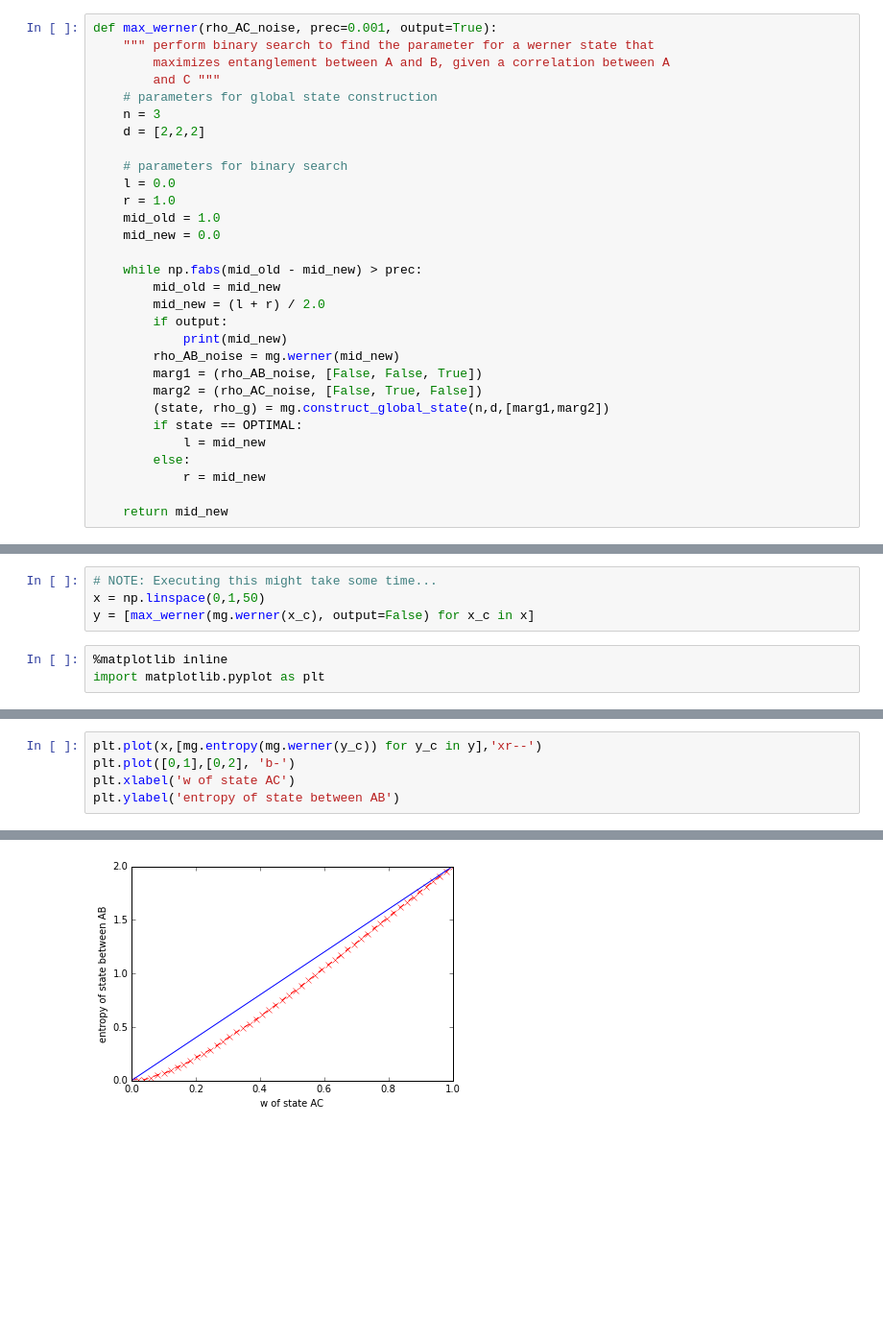
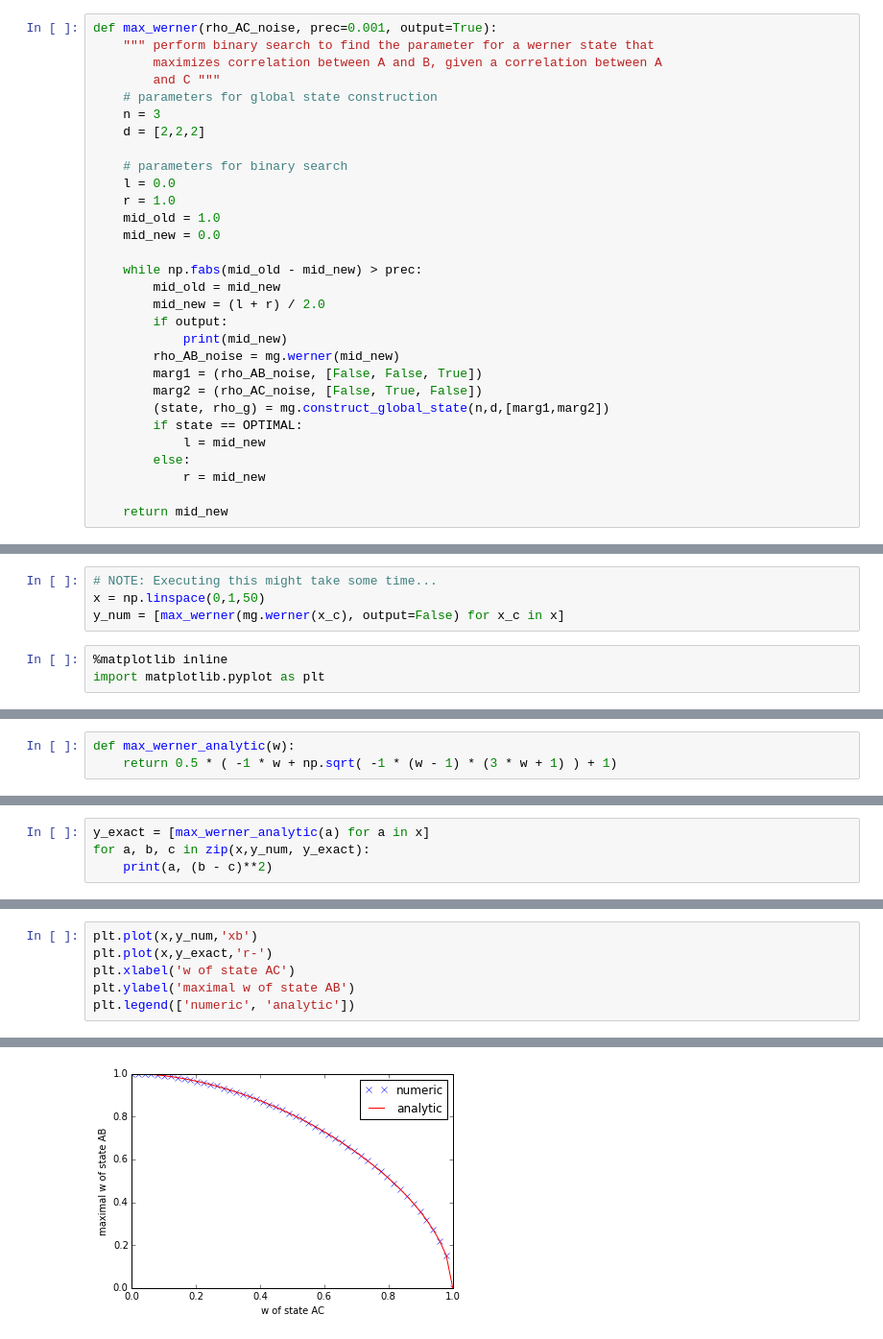
Before and after one commit to CoolRunning/monogamy, a Jupyter notebook: mono.ipynb, the cells around one changed output, grey strips where cells are left out. Shown: that part at 96% size. Drawn from its saved outputs; the diff is of its cells as text; blank space fills up the shorter version.

```diff
--- a/mono.ipynb
+++ b/mono.ipynb
@@ -166,7 +166,7 @@ As expected, the strong correlation between A and B prevents any entanglement of
 # %%
 def max_werner(rho_AC_noise, prec=0.001, output=True):
     """ perform binary search to find the parameter for a werner state that
-        maximizes entanglement between A and B, given a correlation between A
+        maximizes correlation between A and B, given a correlation between A
         and C """
     # parameters for global state construction
     n = 3
@@ -243,7 +243,7 @@ Interesting! Let us create a plot that shows the maximal entanglemed werner stat
 # %%
 # NOTE: Executing this might take some time...
 x = np.linspace(0,1,50)
-y = [max_werner(mg.werner(x_c), output=False) for x_c in x]
+y_num = [max_werner(mg.werner(x_c), output=False) for x_c in x]
 # %%
 %matplotlib inline
 import matplotlib.pyplot as plt
@@ -258,0 +267,3 @@ In fact, the entropy of the state between A and B can be (crudely) approximated
+# %%
+def max_werner_analytic(w):
+    return 0.5 * ( -1 * w + np.sqrt( -1 * (w - 1) * (3 * w + 1) ) + 1)
@@ -258,0 +272,4 @@ In fact, the entropy of the state between A and B can be (crudely) approximated
+# %%
+y_exact = [max_werner_analytic(a) for a in x]
+for a, b, c in zip(x,y_num, y_exact):
+    print(a, (b - c)**2)
@@ -259,6 +296,7 @@ In fact, the entropy of the state between A and B can be (crudely) approximated
 # %%
-plt.plot(x,[mg.entropy(mg.werner(y_c)) for y_c in y],'xr--')
-plt.plot([0,1],[0,2], 'b-')
+plt.plot(x,y_num,'xb')
+plt.plot(x,y_exact,'r-')
 plt.xlabel('w of state AC')
-plt.ylabel('entropy of state between AB')
+plt.ylabel('maximal w of state AB')
+plt.legend(['numeric', 'analytic'])
 # %% [output]
@@ -266 +304 @@ plt.ylabel('entropy of state between AB')
-[figure, old version]
+[figure, new version]
```
Also changed, not shown: parts of 16 cells of this notebook, 3 other files.
